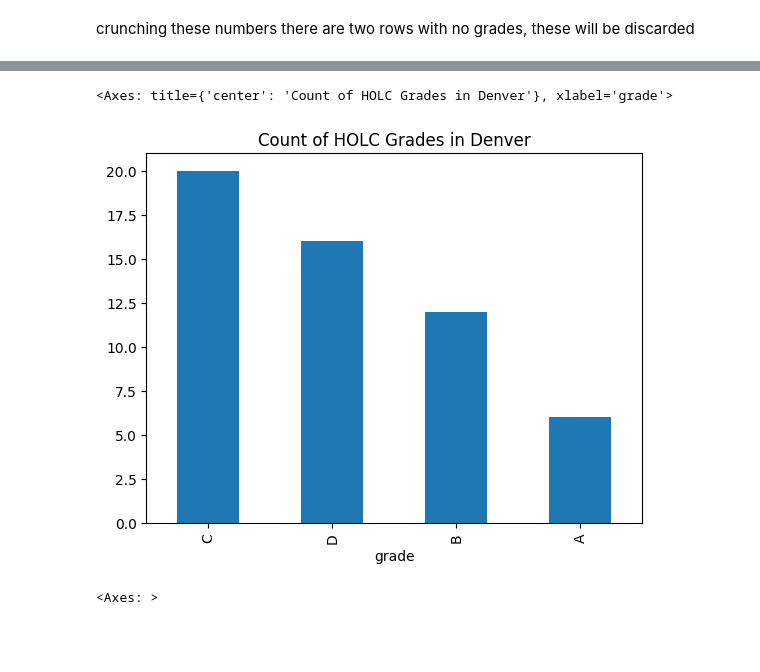
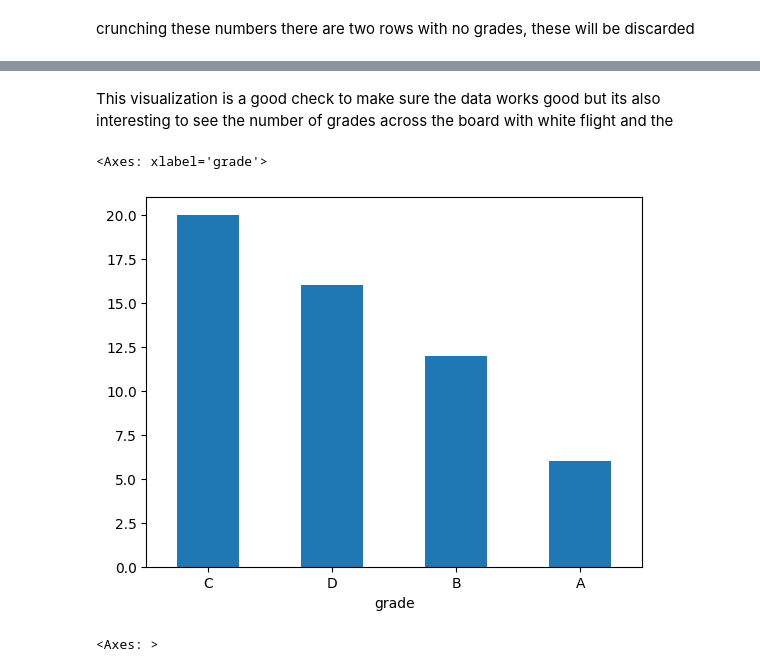
Before and after one commit to edde4107/INFO-2201-Final-Project, a Jupyter notebook: EDA.ipynb, the cells around one changed output, grey strips where cells are left out. Drawn from its saved outputs; the diff is of its cells as text; code cells hidden in the pictures; blank space fills up the shorter version.

```diff
--- a/EDA.ipynb
+++ b/EDA.ipynb
@@ -3,8 +11,8 @@
 # %%
 import json, pandas as pd
 # %%
-with open('mappinginequality.json') as f:
-    historic_data = json.load(f)
+with open('mappinginequality.json') as file:
+    historic_data = json.load(file)
 
 # type(historic_data) # confirmed it is a dict
 historic_data.keys()
@@ -213,9 +225,12 @@ denver_gdf.loc[denver_gdf["grade"] == "D"]
 | 51 | MULTIPOLYGON (((-105.0252 39.7357... | 6559 | Denver | CO | True | Hazardous | D | D7 | True | False | ... |
 | 52 | MULTIPOLYGON (((-105.02505 39.743... | 6560 | Denver | CO | True | Hazardous | D | D8 | True | False | ... |
 | 53 | MULTIPOLYGON (((-105.01126 39.761... | 6566 | Denver | CO | True | Hazardous | D | D9 | True | False | ... |
+# %% [markdown]
+This visualization is a good check to make sure the data works good but its also interesting to see the number of grades across the board with white flight and the
 # %%
-denver_gdf["grade"].value_counts().plot(kind="bar", title="Count of HOLC Grades in Denver")
+# using 'rot' inside the pandas .plot rotates the xlables bc for some reason they defaulted to being sideways
+denver_gdf["grade"].value_counts().plot(kind="bar",rot=0)
 # %% [output]
-<Axes: title={'center': 'Count of HOLC Grades in Denver'}, xlabel='grade'>
+<Axes: xlabel='grade'>
-[figure, old version]
+[figure, new version]
 # %%
```
Also changed, not shown: parts of 58 cells of this notebook, 6 other files.
